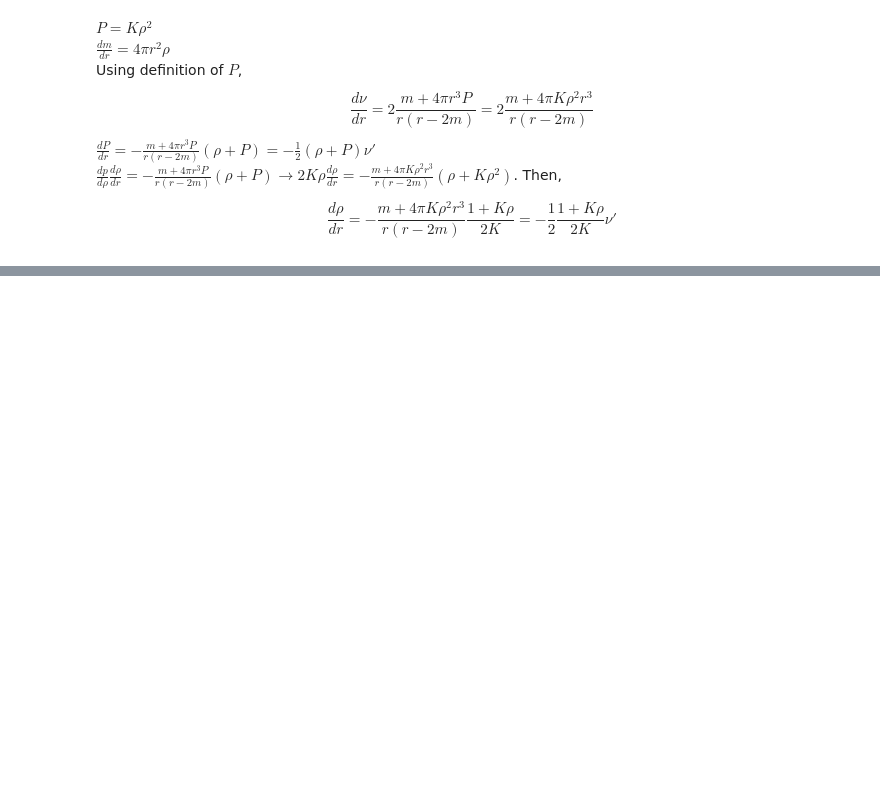
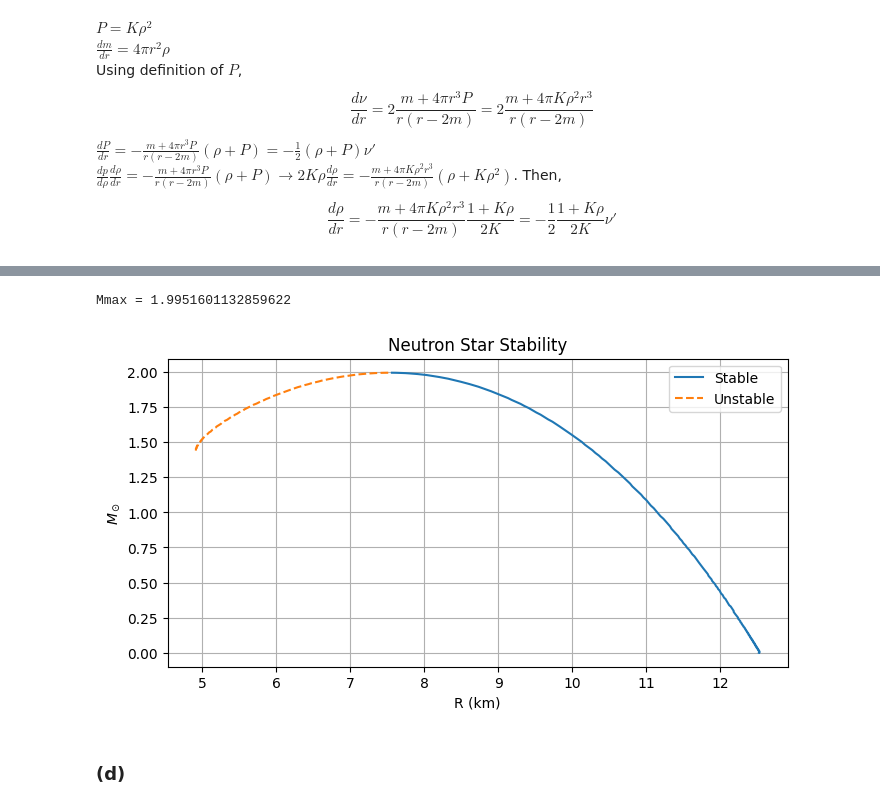
Before and after one commit to gcavusogluKU/PHYS414-Final-Project, a Jupyter notebook: Einstein.ipynb, the cells around one changed output, grey strips where cells are left out. Saved outputs shown, nothing was run; the diff lists cells and outputs as text; code cells hidden in the pictures; blank space fills up the shorter version.

```diff
--- a/Einstein.ipynb
+++ b/Einstein.ipynb
@@ -59,0 +91,32 @@ Text(0.5, 1.0, 'Neutron Star Mass vs Radius Curve')
+# %%
+dM = np.convolve(_M,[-0.5,0,0.5],'same')
+dM[0] = -(-1.5*_M[0]+2*_M[1]-0.5*_M[2])  #For some reason, it keeps being positive. Assuming it is negative.
+dM[-1] = -(1.5*_M[-1]-2*_M[-2]+0.5*_M[-3])  #It is positive, unexpectedly. Taking as negative.
+dM = -dM #Reversely arranged
+#Endpoints behave against function behavior due to calculation errors.
+
+
+#Since M in array arranged with the same order of ρc
+#And ρc is an increasing array, dρc > 0 always.
+#The only important factor is sign of the derivative
+#So we can look sign of dM instead of derivative.
+#Derivative can be calculated with numerical_derivative_irregular function
+#But as for me, it is not required since the important factor is the sign.
+
+stableM = _M[dM > 0]
+stableR = _R[dM > 0]
+unstableM = _M[dM < 0]
+unstableR = _R[dM < 0]
+plt.figure(figsize=(8,4))
+plt.plot(stableR,stableM)
+plt.plot(unstableR,unstableM,'--')
+plt.legend(['Stable','Unstable']); plt.grid()
+plt.xlabel('R (km)'); plt.ylabel(r'$M_\odot$')
+plt.title('Neutron Star Stability')
+
+print("Mmax = " + str(np.max(_M)))
+# %% [output]
+Mmax = 1.9951601132859622
+[figure, added]
+# %% [markdown]
+### (d)
```
Also changed, not shown: parts of 11 cells of this notebook.
